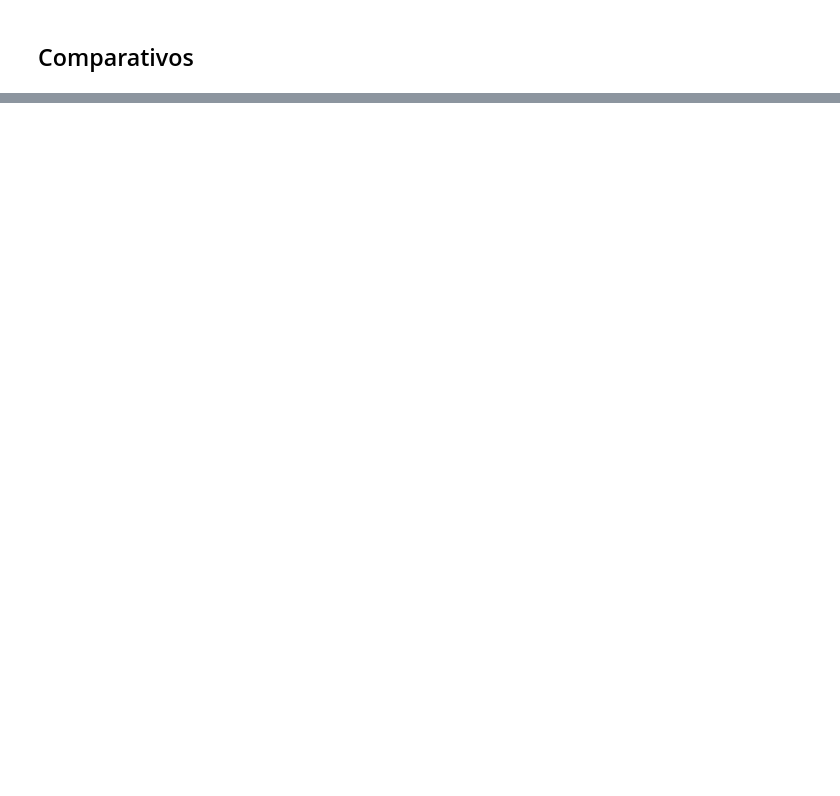
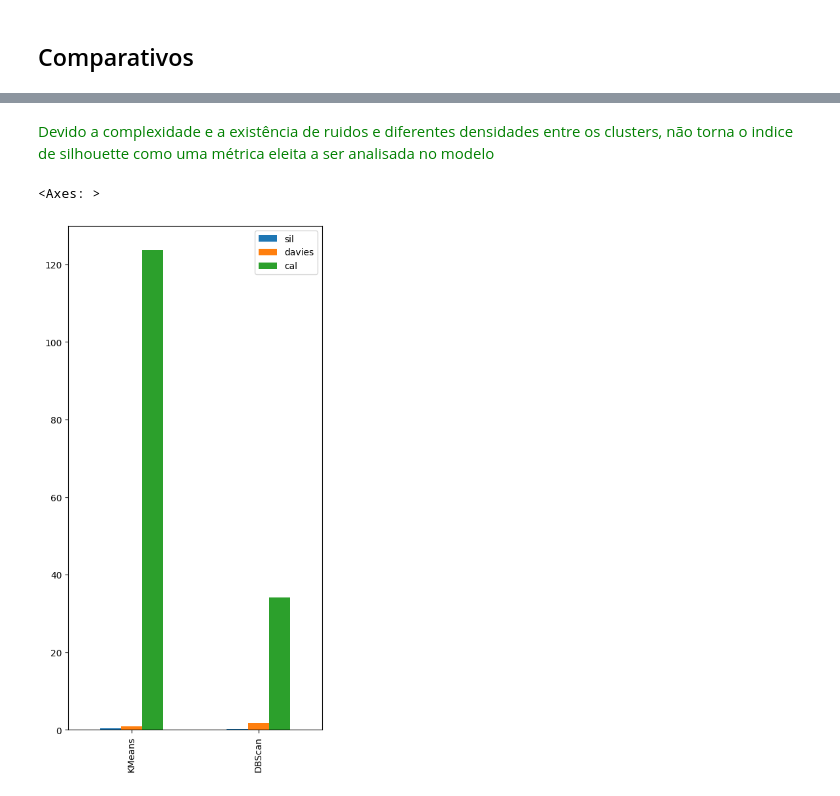
Before and after one commit to LMRocha/pd_algoritmos_clusterizacao, a Jupyter notebook: d4_validacao_modelos_clusterizacao.ipynb, the cells around one changed output, grey strips where cells are left out. Drawn from its saved outputs; the diff is of its cells as text; code cells hidden in the pictures; blank space fills up the shorter version.

```diff
--- a/d4_validacao_modelos_clusterizacao.ipynb
+++ b/d4_validacao_modelos_clusterizacao.ipynb
@@ -335,0 +369,7 @@ df_metricas_comparativa
+# %% [markdown]
+<p style="color: green;">Devido a complexidade e a existência de ruidos e diferentes densidades entre os clusters, não torna o indice de silhouette como uma métrica eleita a ser analisada no modelo</p>
+# %%
+df_metricas_comparativa.plot(kind='bar',figsize=(5,10))
+# %% [output]
+<Axes: >
+[figure, added]
```
Also changed, not shown: parts of 12 cells of this notebook, 1 other file.
